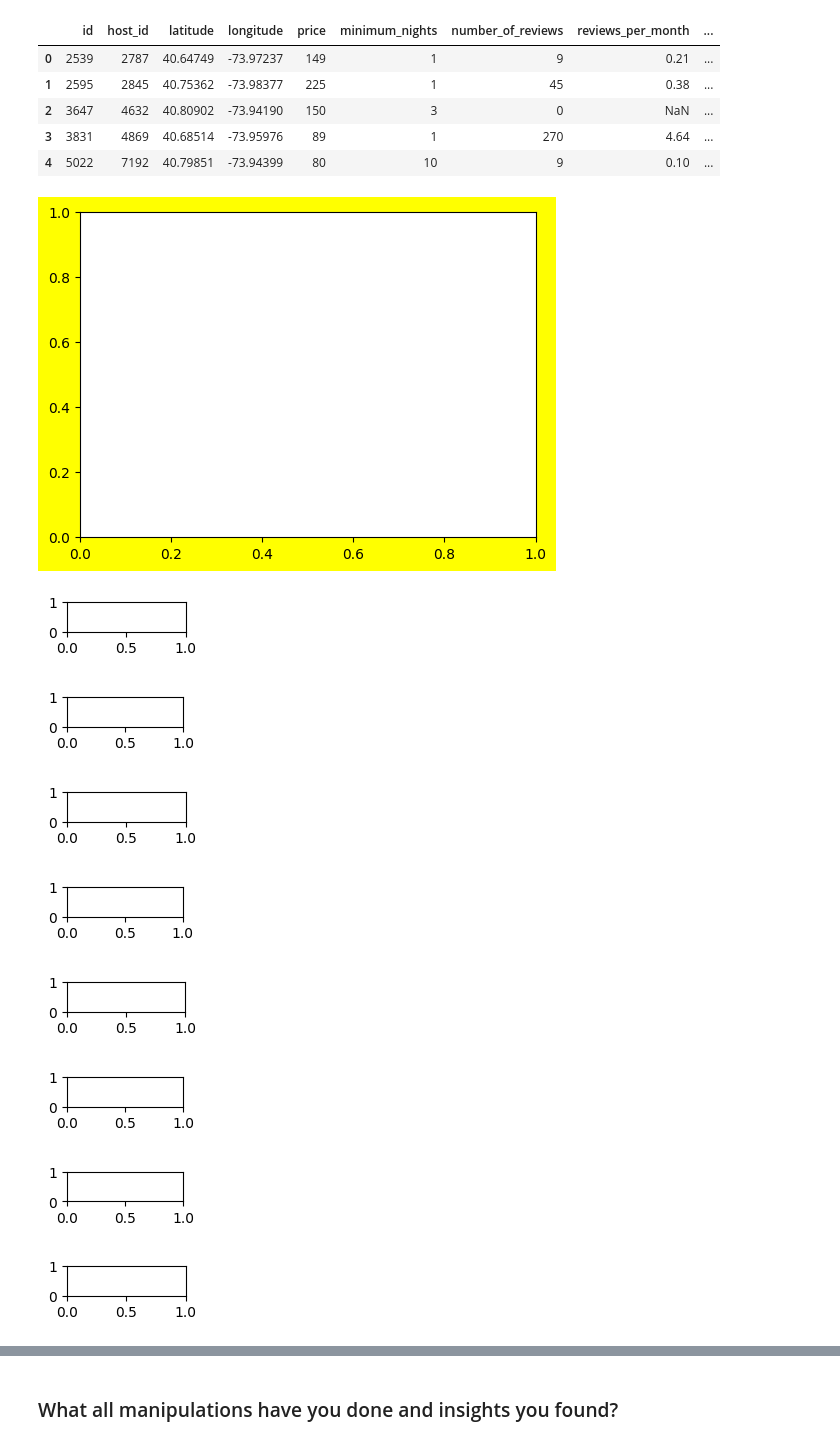
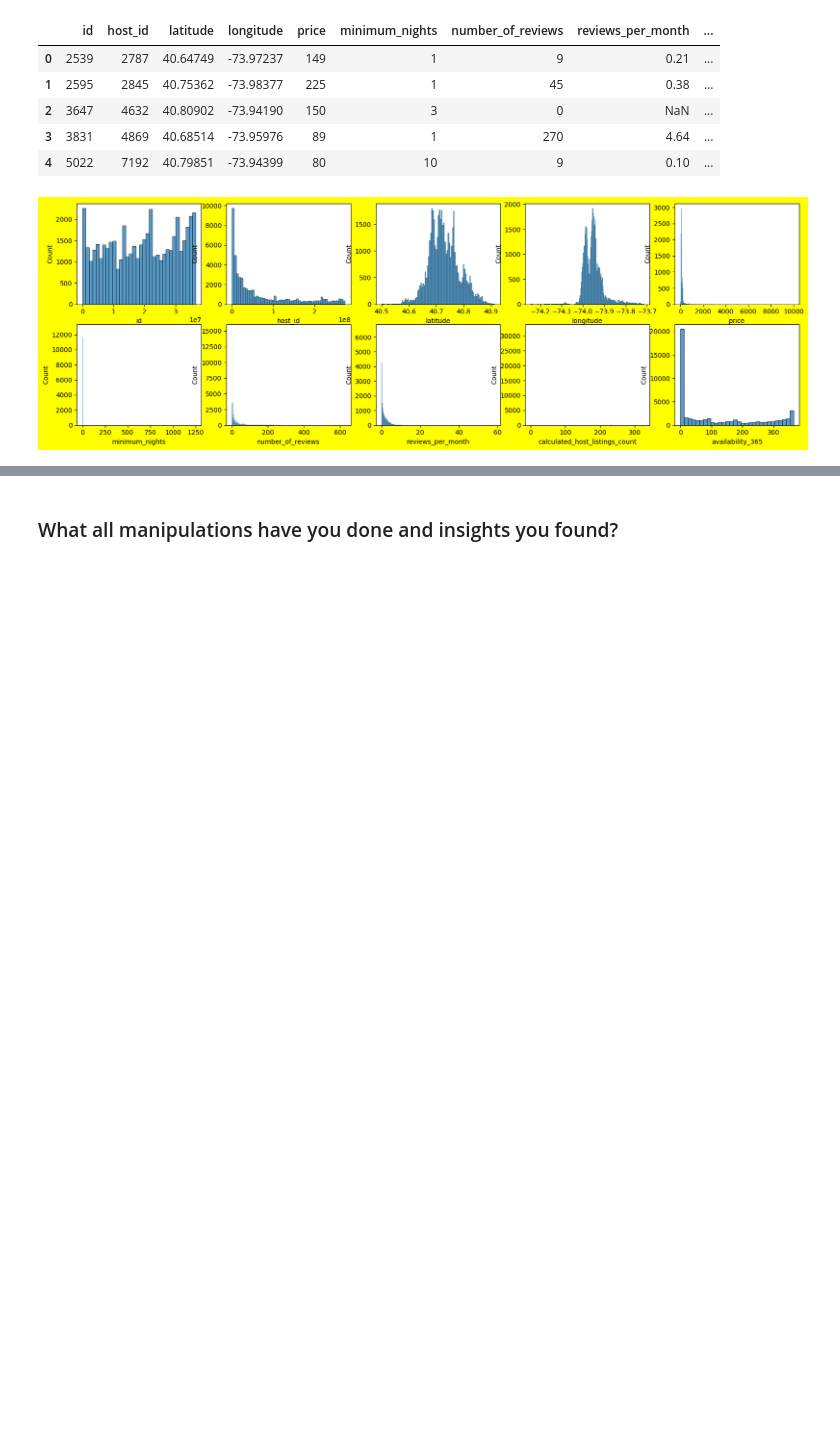
Before and after one commit to dipakpatil2001/D-SCIENCE, a Jupyter notebook: Air_Bnb_DP_.ipynb, the cells around one changed output, grey strips where cells are left out. Saved outputs shown, nothing was run; the diff lists cells and outputs as text; code cells hidden in the pictures; blank space fills up the shorter version.

```diff
--- a/Air_Bnb_DP_.ipynb
+++ b/Air_Bnb_DP_.ipynb
@@ -318,24 +319,13 @@ Total number of numerical variables:  10
 | 4 | 5022 | 7192 | 40.79851 | -73.94399 | 80 | 10 | 9 | 0.10 | ... |
 # %%
 #plot univariate distribution of continues observations
-import seaborn as sns
 plt.figure(figsize=(20,60), facecolor='yellow')
 plotnumber =1
 for i in numerical_features:         #using for-loop to plot the grap
-    plt.clf()
-    ax = plt.subplot(12,3,plotnumber)
-
-    sns.displot(df1[i])            #ploting distribution-plot to observe the distribution
+    ax = plt.subplot(18,5,plotnumber)
+    sns.histplot(df1[i])            #ploting distribution-plot to observe the distribution
     plt.xlabel(i)
     plotnumber+=1
 plt.show()
 # %% [output]
-[figure, old version]
+[figure, new version]
-[figure, removed]
-[figure, removed]
-[figure, removed]
-[figure, removed]
-[figure, removed]
-[figure, removed]
-[figure, removed]
-[figure, removed]
```
Also changed, not shown: parts of 4 cells of this notebook.
